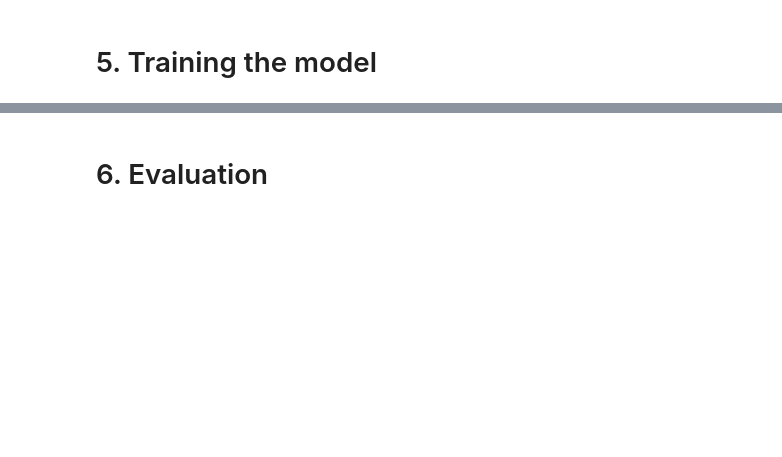
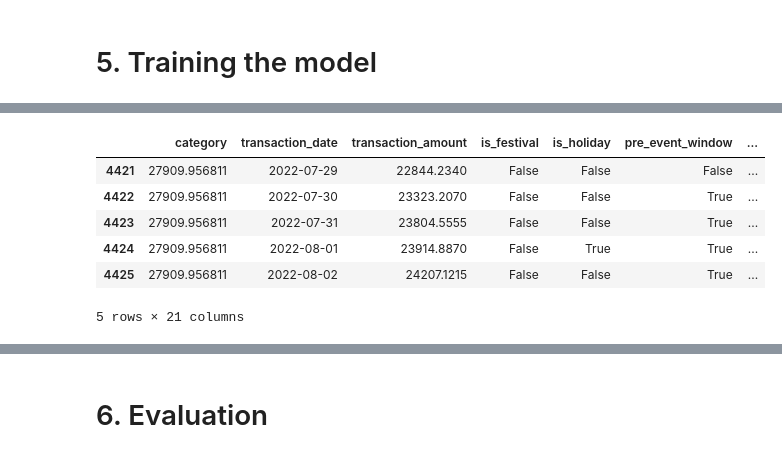
Before and after one commit to prayusgit/forecast_dashboard, a Jupyter notebook: modeling/modeling_amount.ipynb, the cells around one changed output, grey strips where cells are left out. Drawn from its saved outputs; the diff is of its cells as text; code cells hidden in the pictures; blank space fills up the shorter version.

```diff
--- a/modeling/modeling_amount.ipynb
+++ b/modeling/modeling_amount.ipynb
@@ -366,0 +385,10 @@ memory usage: 1.0 MB
+# %%
+train_df.head()
+# %% [output]
+|  | category | transaction_date | transaction_amount | is_festival | is_holiday | pre_event_window | ... |
+| 4421 | 27909.956811 | 2022-07-29 | 22844.2340 | False | False | False | ... |
+| 4422 | 27909.956811 | 2022-07-30 | 23323.2070 | False | False | True | ... |
+| 4423 | 27909.956811 | 2022-07-31 | 23804.5555 | False | False | True | ... |
+| 4424 | 27909.956811 | 2022-08-01 | 23914.8870 | False | True | True | ... |
+| 4425 | 27909.956811 | 2022-08-02 | 24207.1215 | False | False | True | ... |
+5 rows × 21 columns
```
Also changed, not shown: parts of 21 cells of this notebook, 4 other files.
